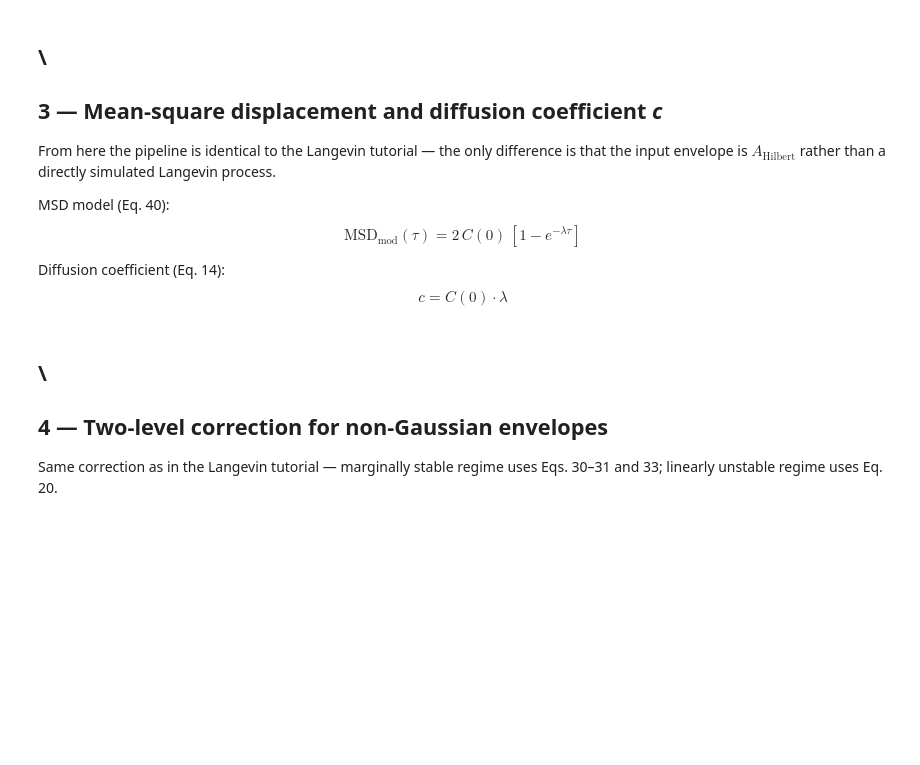
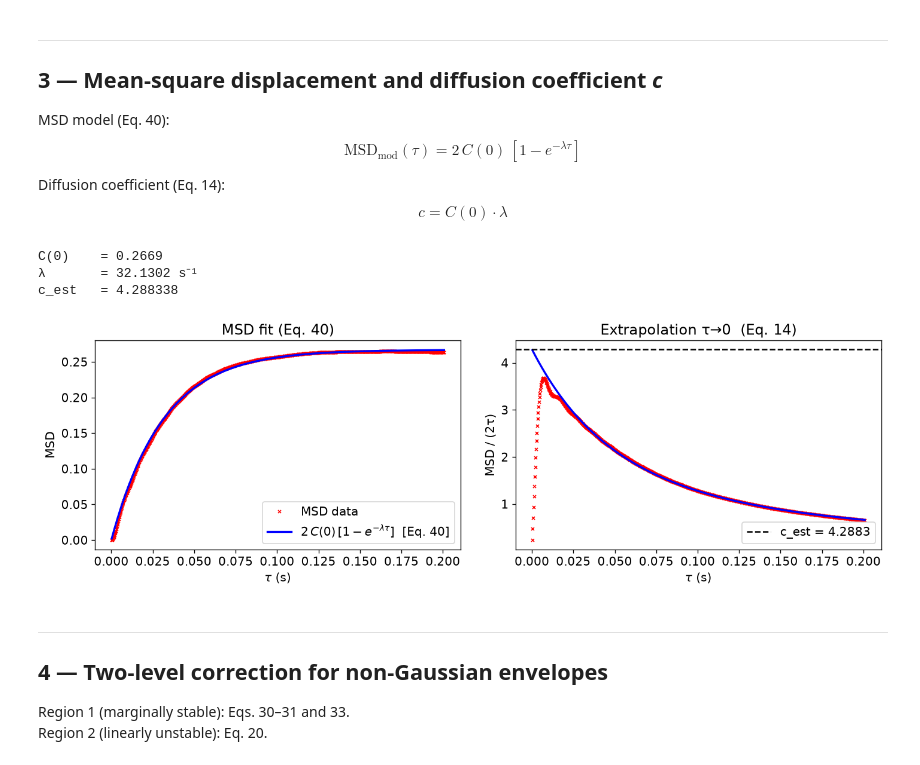
Before and after one commit to CamiloFSilva/ooigpc, a Jupyter notebook: notebooks/vdp_tutorial.ipynb, the cells around one changed output. Cells and saved outputs as stored; diff of their text form; code cells hidden in the pictures; blank space fills up the shorter version.

```diff
--- a/notebooks/vdp_tutorial.ipynb
+++ b/notebooks/vdp_tutorial.ipynb
@@ -141,11 +276,6 @@ print(f"Mean A_Hilbert = {A_hil[i0:].mean():.4f}")
 # %% [markdown]
-\
 ---
 ## 3 — Mean-square displacement and diffusion coefficient *c*
-
-From here the pipeline is identical to the Langevin tutorial — the only
-difference is that the input envelope is $A_\text{Hilbert}$ rather than a
-directly simulated Langevin process.
 
 MSD model (Eq. 40):
 $$\text{MSD}_{\text{mod}}(\tau) = 2\,C(0)\,[1 - e^{-\lambda\tau}]$$
@@ -153,39 +283,44 @@ $$\text{MSD}_{\text{mod}}(\tau) = 2\,C(0)\,[1 - e^{-\lambda\tau}]$$
 Diffusion coefficient (Eq. 14):
 $$c = C(0)\cdot\lambda$$
 # %%
-\
 tau_values = np.arange(2.5e-4, 0.201, 2.5e-4)
 
-taus, msd = compute_msd(A_hil, tau_values, dt_sim=dt)
+taus, msd = compute_msd(A_hil, tau_values, dt_sim=dt_sim)
 A_hat, T_hat, msd_fit = fit_msd(taus, msd)
 c_recov = A_hat / (2 * T_hat)
 
-# True diffusion coefficient
-c_true = Gamma / (4 * omega**2)
 print(f"C(0)    = {A_hat:.4f}")
 print(f"λ       = {1/T_hat:.4f} s⁻¹")
-print(f"c       = {c_recov:.4f}  (true: {c_true:.4f},  error: {abs(c_recov-c_true)/c_true*100:.1f}%)")
+print(f"c_est   = {c_recov:.6f}")
+if SOURCE == 'simulate':
+    print(f"c_true  = {c_true:.6f}   error = {abs(c_recov-c_true)/c_true*100:.1f} %")
 
 fig, axes = plt.subplots(1, 2, figsize=(12, 4))
 axes[0].plot(taus, msd, 'rx', ms=3, label='MSD data')
 axes[0].plot(taus, msd_fit, 'b-', lw=2,
              label=r'$2\,C(0)\,[1-e^{-\lambda\tau}]$  [Eq. 40]')
 axes[0].set(xlabel=r'$\tau$ (s)', ylabel='MSD', title='MSD fit (Eq. 40)')
 axes[0].legend()
 
 axes[1].plot(taus, msd / (2*taus), 'rx', ms=3)
 axes[1].plot(taus, msd_fit / (2*taus), 'b-', lw=2)
-axes[1].axhline(c_recov, color='k', ls='--', label=f'c = {c_recov:.4f}  [Eq. 14]')
-axes[1].axhline(c_true,  color='r', ls=':',  label=f'c true = {c_true:.4f}')
-axes[1].set(xlabel=r'$\tau$ (s)', ylabel='MSD / (2τ)', title='Extrapolation τ→0  (Eq. 14)')
+axes[1].axhline(c_recov, color='k', ls='--', label=f'c_est = {c_recov:.4f}')
+if SOURCE == 'simulate':
+    axes[1].axhline(c_true,  color='r', ls=':',  label=f'c_true = {c_true:.4f}')
+axes[1].set(xlabel=r'$\tau$ (s)', ylabel='MSD / (2τ)',
+            title='Extrapolation τ→0  (Eq. 14)')
 axes[1].legend()
 
 plt.tight_layout()
 plt.show()
+# %% [output]
+C(0)    = 0.2669
+λ       = 32.1302 s⁻¹
+c_est   = 4.288338
+[figure, added]
 # %% [markdown]
-\
 ---
 ## 4 — Two-level correction for non-Gaussian envelopes
 
-Same correction as in the Langevin tutorial — marginally stable regime uses
-Eqs. 30–31 and 33; linearly unstable regime uses Eq. 20.
+Region 1 (marginally stable): Eqs. 30–31 and 33.
+Region 2 (linearly unstable): Eq. 20.
```
Also changed, not shown: parts of 20 cells of this notebook, 2 other files.
